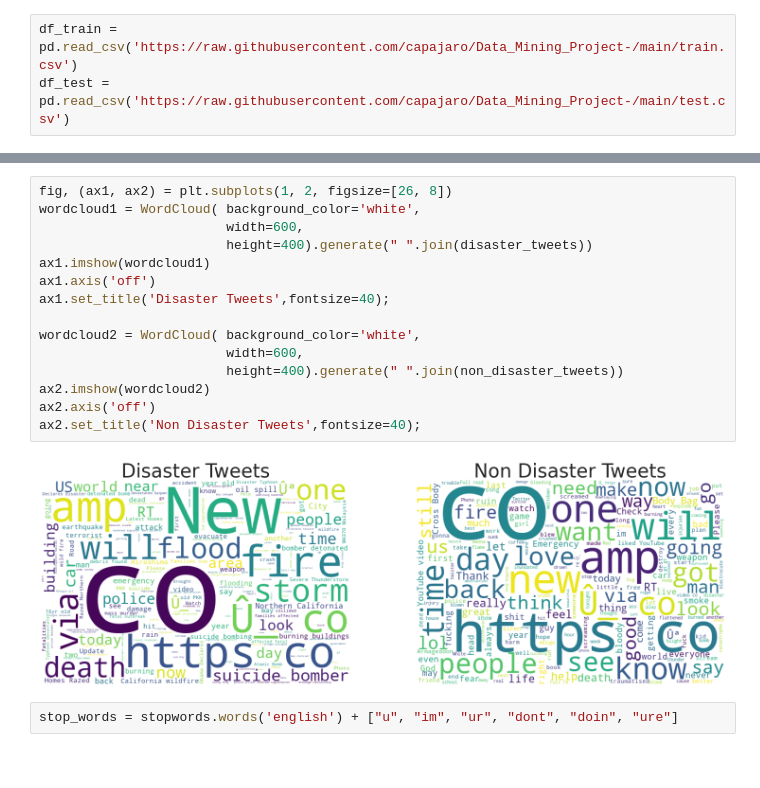
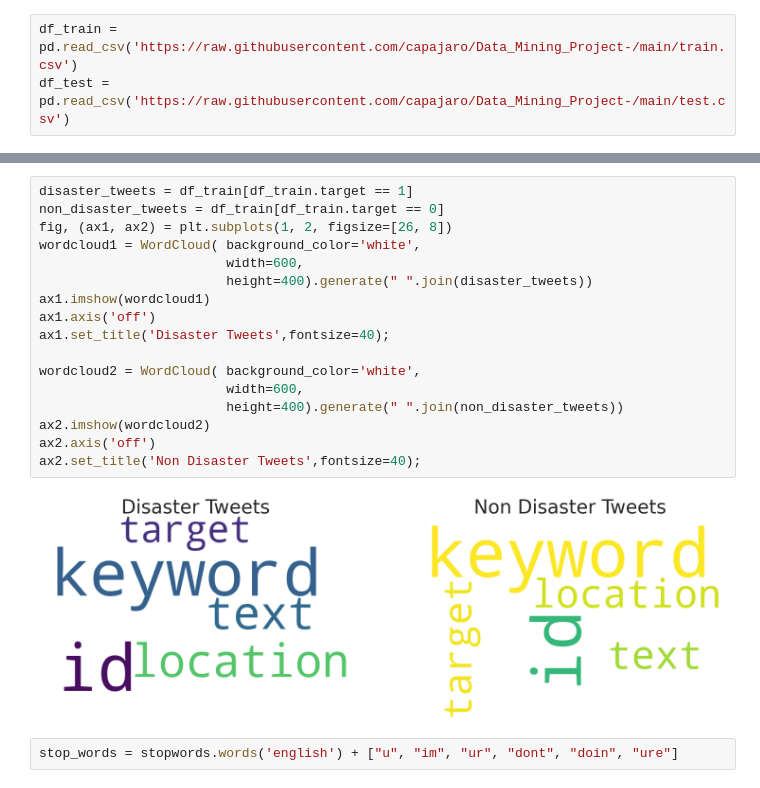
Before and after one commit to capajaro/Data_Mining_Project-, a Jupyter notebook: Final_Python.ipynb, the cells around one changed output, grey strips where cells are left out. Saved outputs shown, nothing was run; the diff lists cells and outputs as text.

```diff
--- a/Final_Python.ipynb
+++ b/Final_Python.ipynb
@@ -97,20 +94,22 @@ sns.barplot(y=df_train['keyword'].value_counts()[:25].index,x=df_train['keyword'
 # %%
+disaster_tweets = df_train[df_train.target == 1]
+non_disaster_tweets = df_train[df_train.target == 0]
 fig, (ax1, ax2) = plt.subplots(1, 2, figsize=[26, 8])
 wordcloud1 = WordCloud( background_color='white',
                         width=600,
                         height=400).generate(" ".join(disaster_tweets))
 ax1.imshow(wordcloud1)
 ax1.axis('off')
 ax1.set_title('Disaster Tweets',fontsize=40);
 
 wordcloud2 = WordCloud( background_color='white',
                         width=600,
                         height=400).generate(" ".join(non_disaster_tweets))
 ax2.imshow(wordcloud2)
 ax2.axis('off')
 ax2.set_title('Non Disaster Tweets',fontsize=40);
 # %% [output]
-[figure, old version]
+[figure, new version]
 # %%
 stop_words = stopwords.words('english') + ["u", "im", "ur", "dont", "doin", "ure"]
 # %%
```
Also changed, not shown: parts of 17 cells of this notebook.
